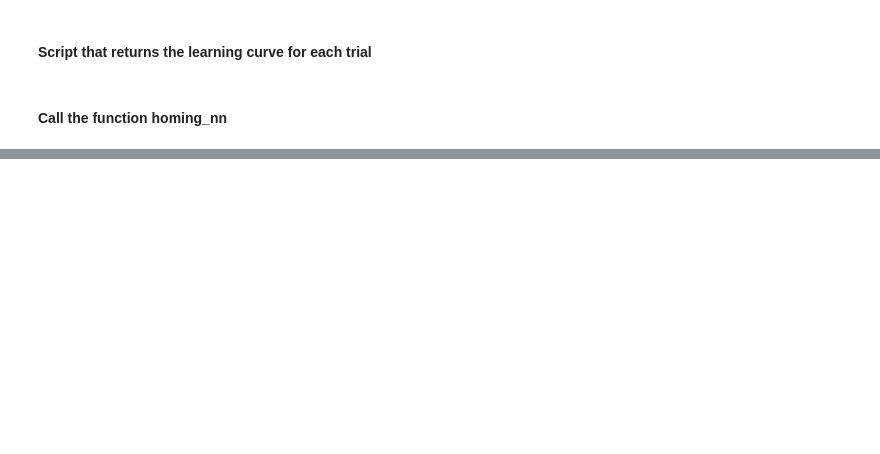
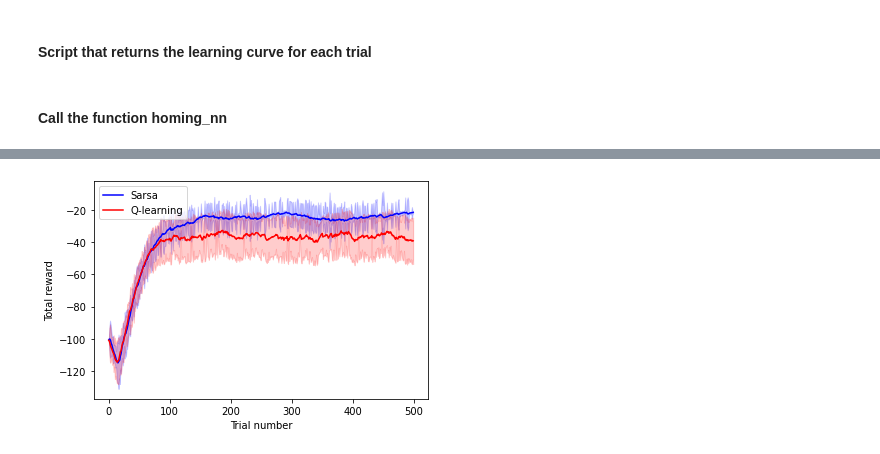
Before and after one commit to Topolewski-Kamil/robot-reinforcement-learning, a Jupyter notebook: robot.ipynb, the cells around one changed output, grey strips where cells are left out. Drawn from its saved outputs; the diff is of its cells as text; code cells hidden in the pictures; blank space fills up the shorter version.

```diff
--- a/robot.ipynb
+++ b/robot.ipynb
@@ -239 +240,22 @@ plt.show()
+# %%
+# Plot the average reward as a function of the number of trials --> the average has to be performed over the episodes
+meansE = np.mean(smooth_rewards, axis = 0)
+meansQ = np.mean(smooth_rewardsQ, axis = 0)
+
+errorsE = np.std(rewardsE, axis = 0) / np.sqrt(nRepetitions) # errorbars are equal to standard error i.e. std/sqrt(samples)
+errorsQ = np.std(rewardsQ, axis = 0) / np.sqrt(nRepetitions) # errorbars are equal to standard error i.e. std/sqrt(samples)
+
+x = np.arange(nTrials)
+plt.plot(x, meansE, 'b-', label='Sarsa', linewidth = 1.5,)
+plt.fill_between(x, meansE - errorsE, meansE + errorsE, color='b', alpha=0.2)
+plt.plot(x, meansQ, 'r-', label='Q-learning', linewidth = 1.5,)
+plt.fill_between(x, meansQ - errorsQ, meansQ + errorsQ, color='r', alpha=0.2)
+plt.xlabel('Trial number')
+plt.ylabel('Total reward')
+
+plt.legend()
+# plt.savefig('sarsa_vs_q.png', dpi=300)
+plt.show()
+# %% [output]
+[figure, added]
 # %%
```
Also changed, not shown: parts of 5 cells of this notebook.
